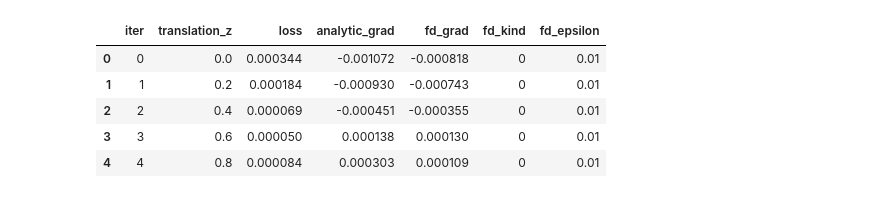
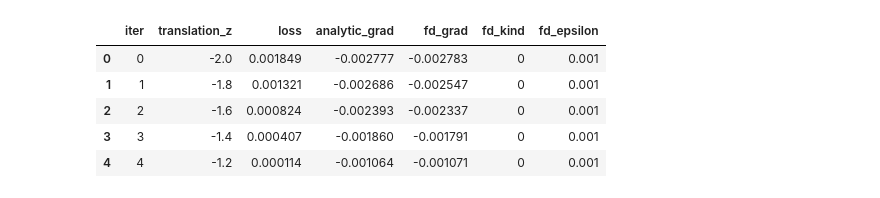
Before and after one commit to M-Gjerde/DifferentiablePointRendering, a Jupyter notebook: python/finite_difference/notebook_scatter.ipynb, the cells around one changed output. Cells and saved outputs as stored; diff of their text form; code cells hidden in the pictures.

```diff
--- a/python/finite_difference/notebook_scatter.ipynb
+++ b/python/finite_difference/notebook_scatter.ipynb
@@ -1,30 +1,30 @@
 # %%
 import pandas as pd
 from pathlib import Path
 
 test = "0"
 parameter = "translation_z"
-scene = "simple_1"
+scene = "transmit"
 camera = "camera1"
 csv_path = Path(f"Output/{scene}/{parameter}/{test}/{camera}_{parameter}_sweep.csv")
 
 if not csv_path.exists():
     raise FileNotFoundError(f"CSV file not found: {csv_path}")
 
 df = pd.read_csv(csv_path)
 
 required_columns = {f"{parameter}", "loss", "analytic_grad", "fd_grad"}
 if not required_columns.issubset(df.columns):
     raise RuntimeError(f"CSV must contain columns: {required_columns}")
 
 df.head()
 # %% [output]
 |  | iter | translation_z | loss | analytic_grad | fd_grad | fd_kind | fd_epsilon |
-| 0 | 0 | 0.0 | 0.000344 | -0.001072 | -0.000818 | 0 | 0.01 |
-| 1 | 1 | 0.2 | 0.000184 | -0.000930 | -0.000743 | 0 | 0.01 |
-| 2 | 2 | 0.4 | 0.000069 | -0.000451 | -0.000355 | 0 | 0.01 |
-| 3 | 3 | 0.6 | 0.000050 | 0.000138 | 0.000130 | 0 | 0.01 |
-| 4 | 4 | 0.8 | 0.000084 | 0.000303 | 0.000109 | 0 | 0.01 |
+| 0 | 0 | -2.0 | 0.001849 | -0.002777 | -0.002783 | 0 | 0.001 |
+| 1 | 1 | -1.8 | 0.001321 | -0.002686 | -0.002547 | 0 | 0.001 |
+| 2 | 2 | -1.6 | 0.000824 | -0.002393 | -0.002337 | 0 | 0.001 |
+| 3 | 3 | -1.4 | 0.000407 | -0.001860 | -0.001791 | 0 | 0.001 |
+| 4 | 4 | -1.2 | 0.000114 | -0.001064 | -0.001071 | 0 | 0.001 |
 # %%
 import matplotlib.pyplot as plt
 
```
Also changed, not shown: parts of 5 cells of this notebook, 13 other files.
